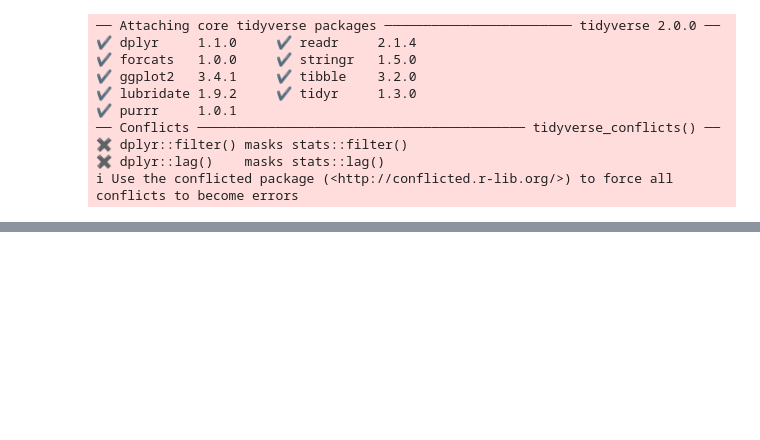
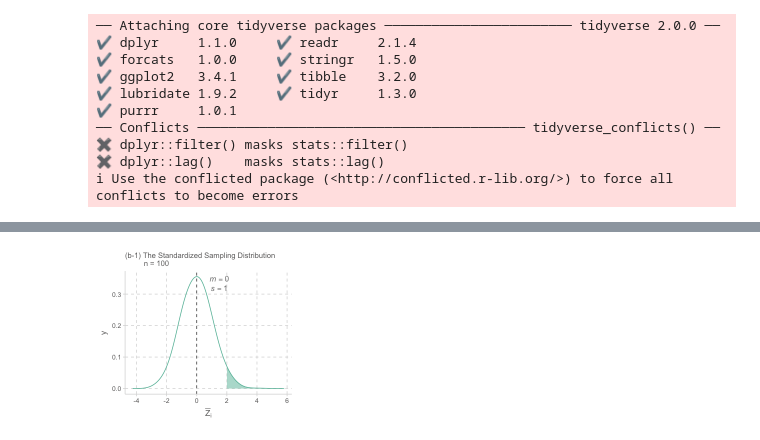
Before and after one commit to skcho13/statisticalmodelling, a Jupyter notebook: contents/inference.ipynb, the cells around one changed output, grey strips where cells are left out. Saved outputs shown, nothing was run; the diff lists cells and outputs as text; code cells hidden in the pictures; blank space fills up the shorter version.

```diff
--- a/contents/inference.ipynb
+++ b/contents/inference.ipynb
@@ -31,0 +170,26 @@ theme_update(panel.background = element_rect(fill = "white"))
+# %%
+#| echo: false
+#| layout-ncol: 2
+
+df_mean2 <- df_mean2 |> mutate(m_std = scale(m)[, ])
+m2_density <- density(df_mean2$m_std, bw = .5)
+m2_density <- tibble(x = m2_density$x, y = m2_density$y)
+
+m2_density |>
+  ggplot(aes(x, y)) +
+  geom_line() +
+  geom_area(data = m2_density |> filter(x >= 2), alpha = .5) +
+  geom_vline(xintercept = 0, color="grey30", linetype = 2) +
+  #coord_cartesian(xlim=c(170, 176)) +
+  annotate("text", x = 1.5, y = .35, size = 4,
+           label = TeX(
+             sprintf(r"($m = %.3f$)",
+                     mean(df_mean2$m_std)), italic = TRUE),
+           color = "grey50") +
+  annotate("text", x = 1.5, y = .32, size = 4,
+           label = TeX(
+             sprintf(r"($s = %.3f$)",
+                     sd(df_mean2$m_std)), italic = TRUE),
+           color = "grey50") +
+  labs(x = TeX(r"($\bar{Z}_i$)"), subtitle = "(b-1) The Standardized Sampling Distribution \n         n = 100")
+# %% [output]
@@ -31,0 +200 @@ theme_update(panel.background = element_rect(fill = "white"))
+[figure, added]
```
Also changed, not shown: parts of 11 cells of this notebook, 26 other files.
